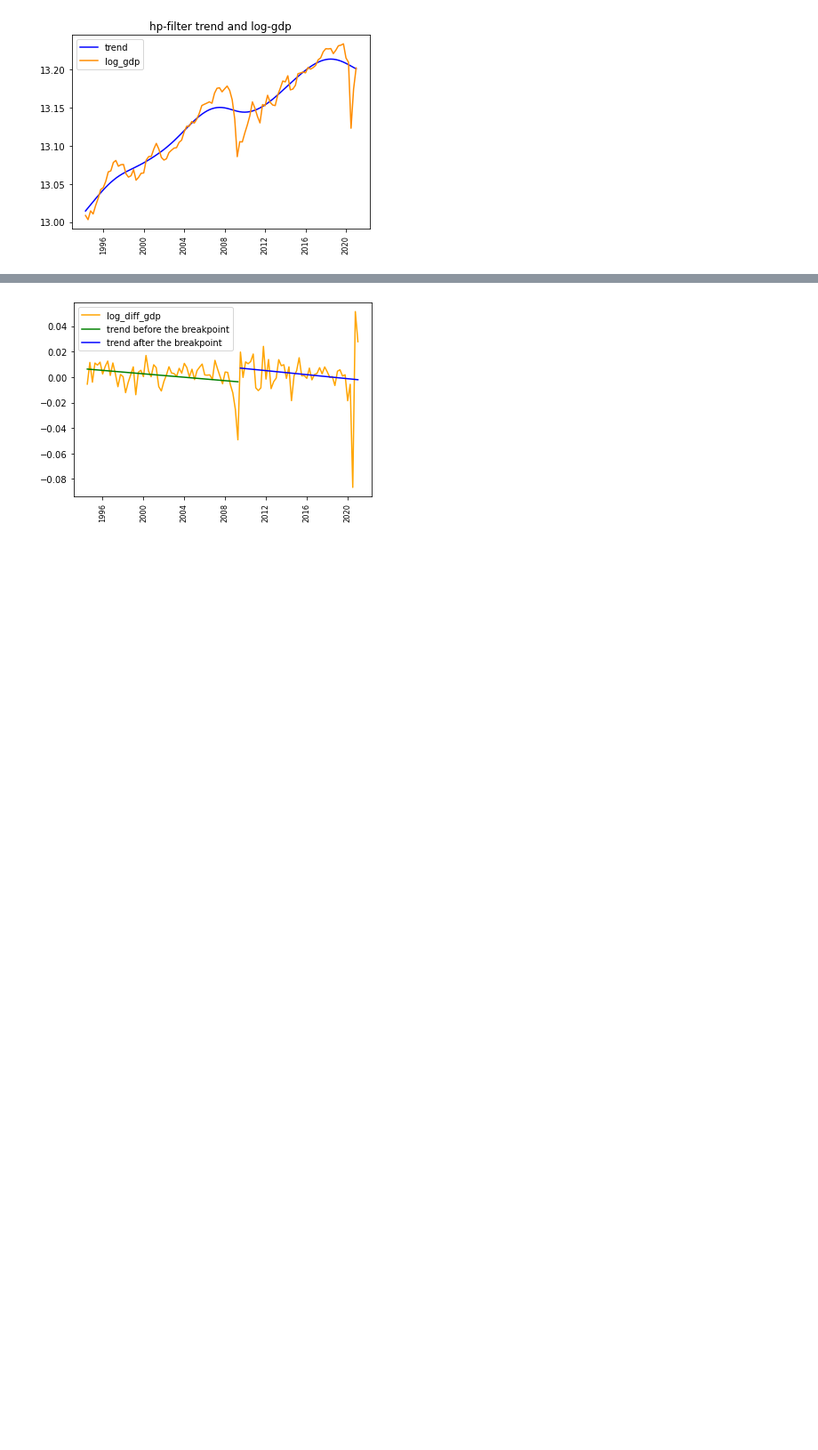
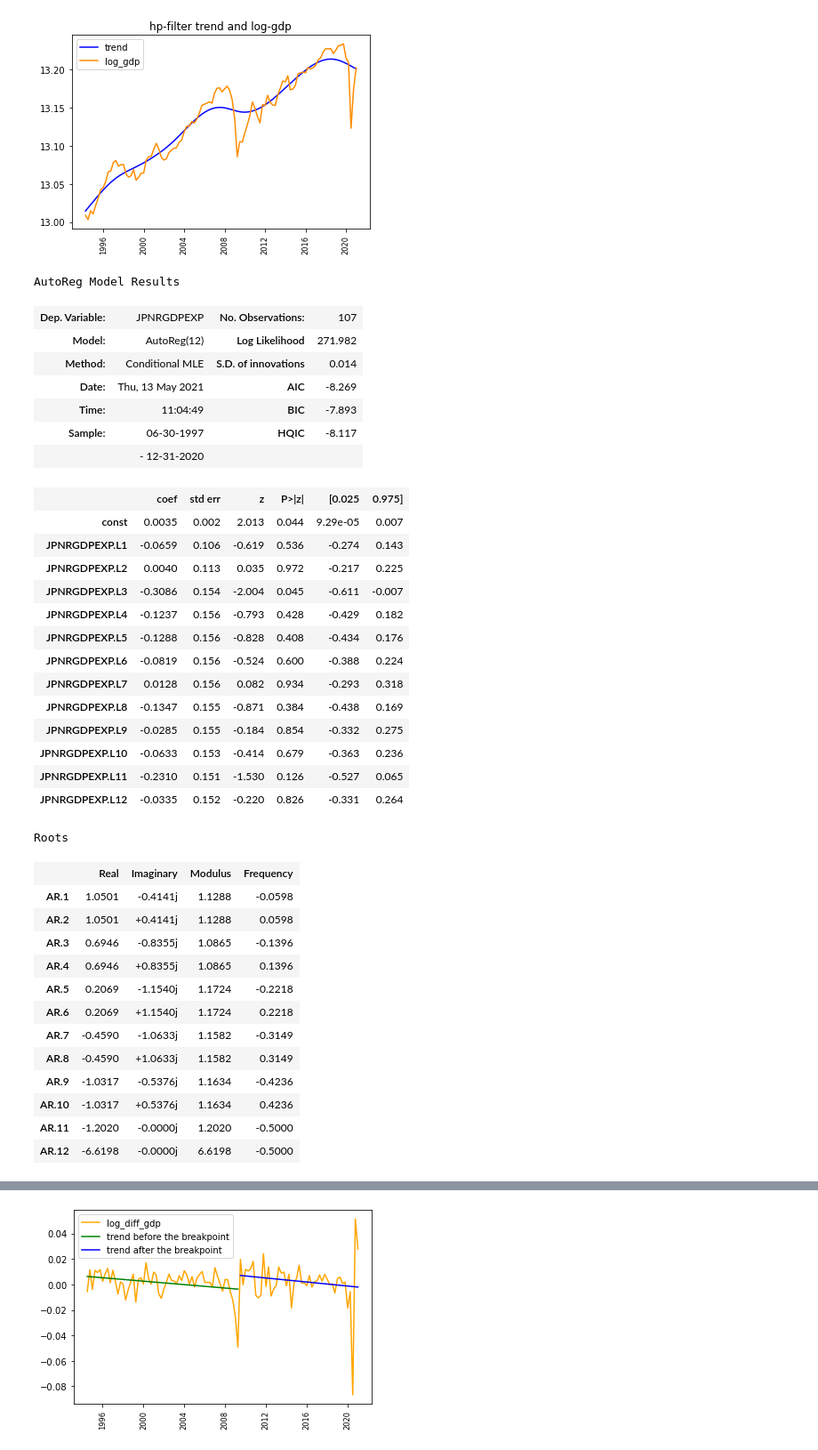
Before and after one commit to kmrnykgbn/empirical-macroeconomics, a Jupyter notebook: time_series_analysis/src/jpn_gdp_analysis.ipynb, the cells around one changed output, grey strips where cells are left out. Shown at 89% size. Cells and saved outputs as stored; diff of their text form; code cells hidden in the pictures; blank space fills up the shorter version.

```diff
--- a/time_series_analysis/src/jpn_gdp_analysis.ipynb
+++ b/time_series_analysis/src/jpn_gdp_analysis.ipynb
@@ -170,12 +183,49 @@ plot_data(trend, data_l, ['trend', 'log_gdp'], 'hp-filter trend and log-gdp')
 # %%
 # problem 3-5
 
 # AR(12) model
 data_ld = data_l.diff(1).dropna(how="any")
 lags = 12
 model = AutoReg(data_ld, lags=lags, trend='c', old_names=False)
 result = model.fit()
-predict_ar = result.predict()
+result.summary()
+# %% [output]
+AutoReg Model Results
+| Dep. Variable: | JPNRGDPEXP | No. Observations: | 107 |
+| Model: | AutoReg(12) | Log Likelihood | 271.982 |
+| Method: | Conditional MLE | S.D. of innovations | 0.014 |
+| Date: | Thu, 13 May 2021 | AIC | -8.269 |
+| Time: | 11:04:49 | BIC | -7.893 |
+| Sample: | 06-30-1997 | HQIC | -8.117 |
+|  | - 12-31-2020 |  |  |
+|  | coef | std err | z | P>|z| | [0.025 | 0.975] |
+| const | 0.0035 | 0.002 | 2.013 | 0.044 | 9.29e-05 | 0.007 |
+| JPNRGDPEXP.L1 | -0.0659 | 0.106 | -0.619 | 0.536 | -0.274 | 0.143 |
+| JPNRGDPEXP.L2 | 0.0040 | 0.113 | 0.035 | 0.972 | -0.217 | 0.225 |
+| JPNRGDPEXP.L3 | -0.3086 | 0.154 | -2.004 | 0.045 | -0.611 | -0.007 |
+| JPNRGDPEXP.L4 | -0.1237 | 0.156 | -0.793 | 0.428 | -0.429 | 0.182 |
+| JPNRGDPEXP.L5 | -0.1288 | 0.156 | -0.828 | 0.408 | -0.434 | 0.176 |
+| JPNRGDPEXP.L6 | -0.0819 | 0.156 | -0.524 | 0.600 | -0.388 | 0.224 |
+| JPNRGDPEXP.L7 | 0.0128 | 0.156 | 0.082 | 0.934 | -0.293 | 0.318 |
+| JPNRGDPEXP.L8 | -0.1347 | 0.155 | -0.871 | 0.384 | -0.438 | 0.169 |
+| JPNRGDPEXP.L9 | -0.0285 | 0.155 | -0.184 | 0.854 | -0.332 | 0.275 |
+| JPNRGDPEXP.L10 | -0.0633 | 0.153 | -0.414 | 0.679 | -0.363 | 0.236 |
+| JPNRGDPEXP.L11 | -0.2310 | 0.151 | -1.530 | 0.126 | -0.527 | 0.065 |
+| JPNRGDPEXP.L12 | -0.0335 | 0.152 | -0.220 | 0.826 | -0.331 | 0.264 |
+Roots
+|  | Real | Imaginary | Modulus | Frequency |
+| AR.1 | 1.0501 | -0.4141j | 1.1288 | -0.0598 |
+| AR.2 | 1.0501 | +0.4141j | 1.1288 | 0.0598 |
+| AR.3 | 0.6946 | -0.8355j | 1.0865 | -0.1396 |
+| AR.4 | 0.6946 | +0.8355j | 1.0865 | 0.1396 |
+| AR.5 | 0.2069 | -1.1540j | 1.1724 | -0.2218 |
+| AR.6 | 0.2069 | +1.1540j | 1.1724 | 0.2218 |
+| AR.7 | -0.4590 | -1.0633j | 1.1582 | -0.3149 |
+| AR.8 | -0.4590 | +1.0633j | 1.1582 | 0.3149 |
+| AR.9 | -1.0317 | -0.5376j | 1.1634 | -0.4236 |
+| AR.10 | -1.0317 | +0.5376j | 1.1634 | 0.4236 |
+| AR.11 | -1.2020 | -0.0000j | 1.2020 | -0.5000 |
+| AR.12 | -6.6198 | -0.0000j | 6.6198 | -0.5000 |
 # %%
 # transform data
 beta = result.params[1:lags+1]
```
Also changed, not shown: parts of 11 cells of this notebook, 1 other file.
